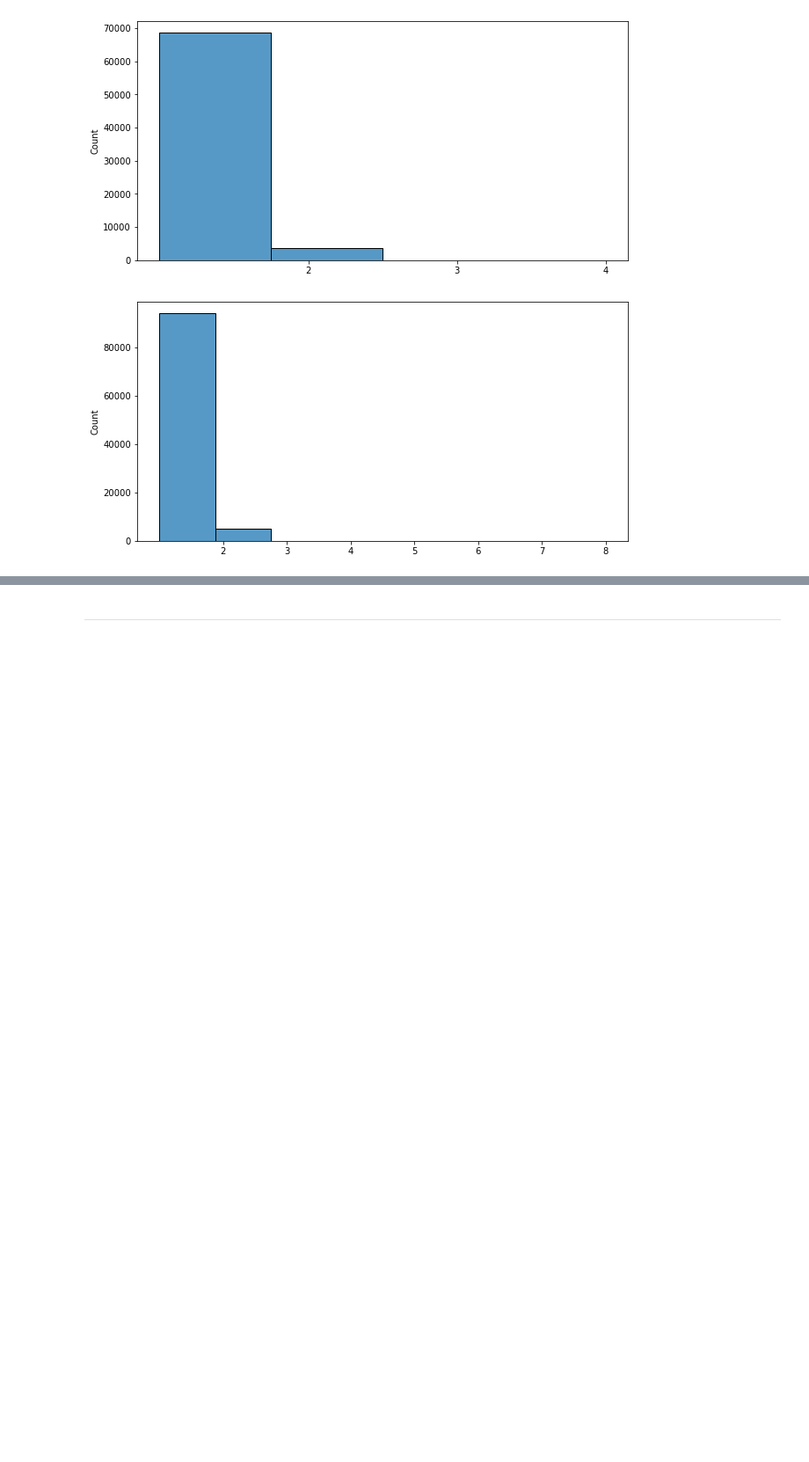
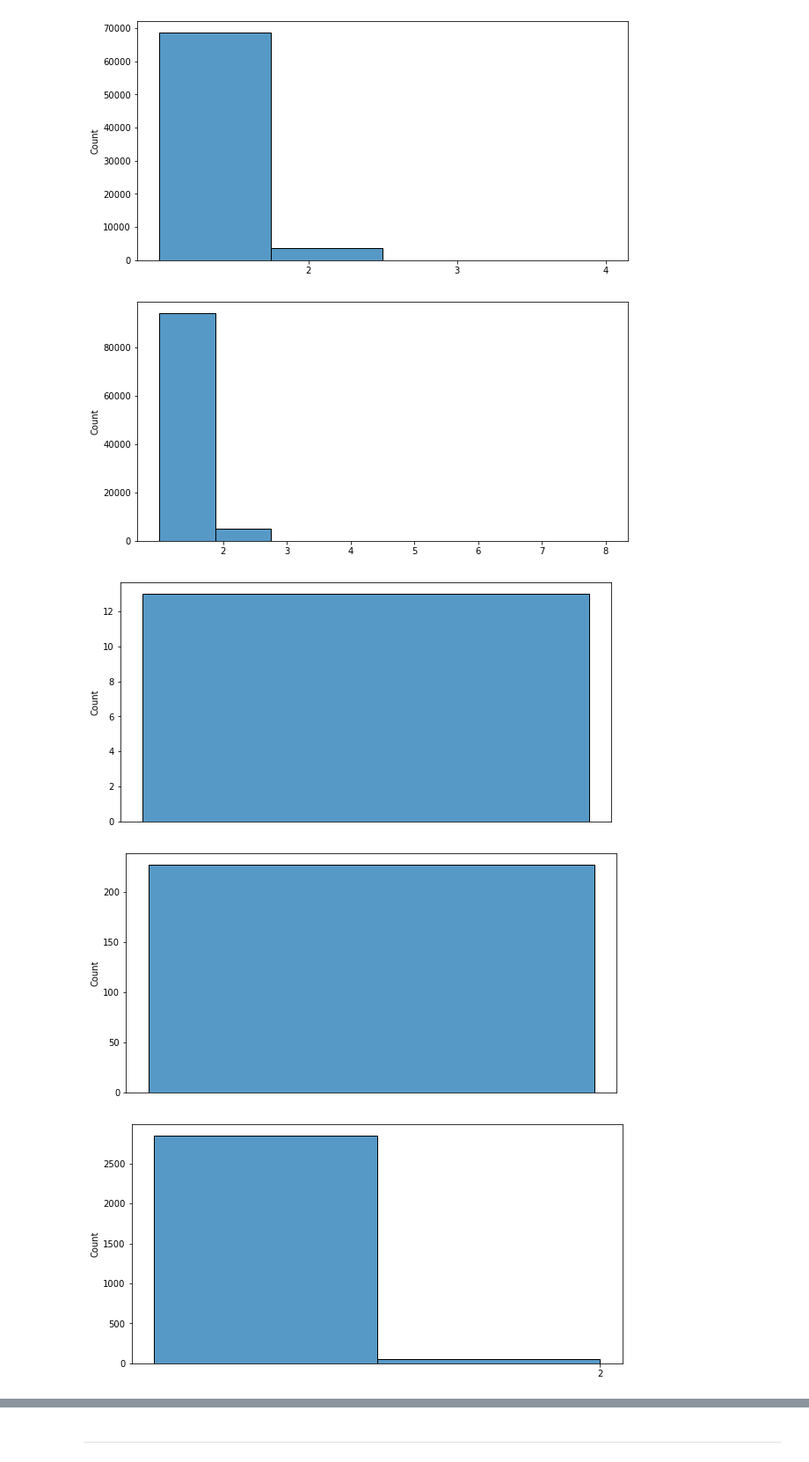
Before and after one commit to martin-krutsky/rubik-dl-symmetries, a Jupyter notebook: positionalNetworks.ipynb, the cells around one changed output, grey strips where cells are left out. Shown: that part at 88% size. Saved outputs shown, nothing was run; the diff lists cells and outputs as text; code cells hidden in the pictures; blank space fills up the shorter version.

```diff
--- a/positionalNetworks.ipynb
+++ b/positionalNetworks.ipynb
@@ -416,3 +541,9 @@ plot_distance_compressions(distance_all_acts_dist, 'distNet/from_activations')
 [figure]
 [figure]
 [figure]
+# %%
+plot_class_ids_per_compressions(distance_all_acts_dist, df, 'distNet/from_activations')
+# %% [output]
+[figure, added]
+[figure, added]
+[figure, added]
```
Also changed, not shown: parts of 20 cells of this notebook, 37 other files.
